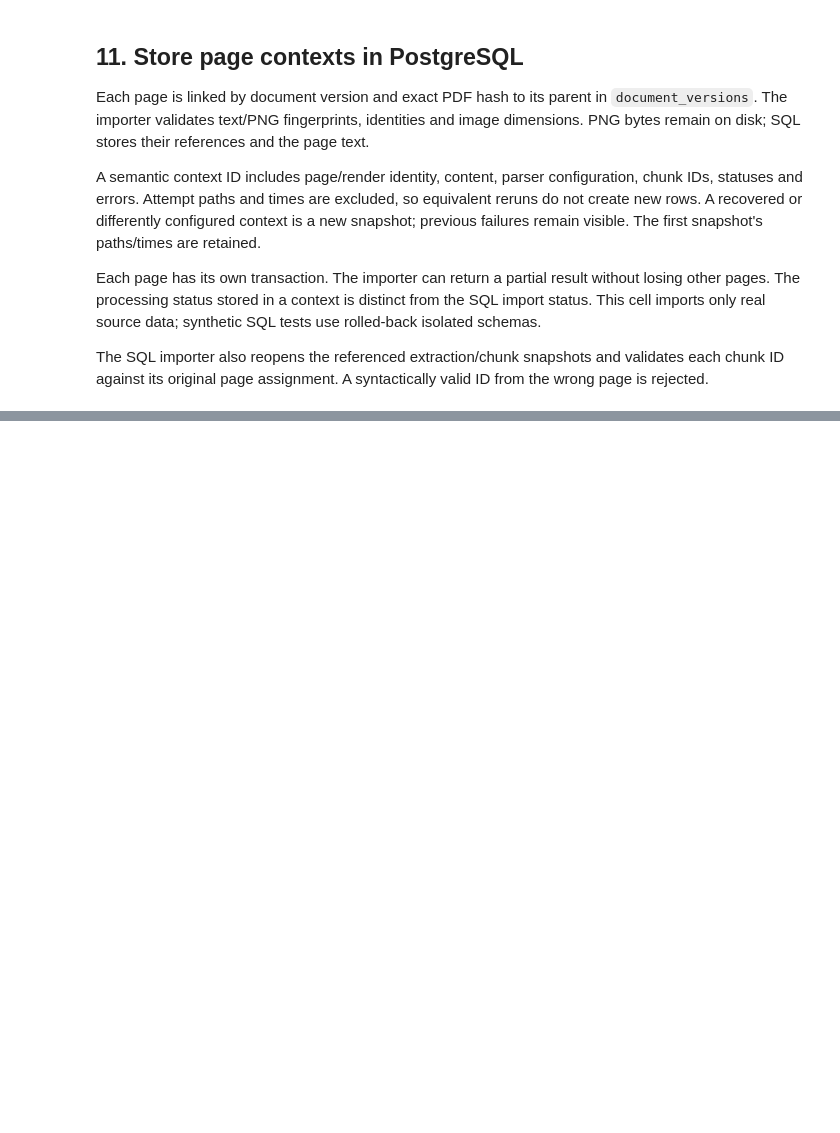
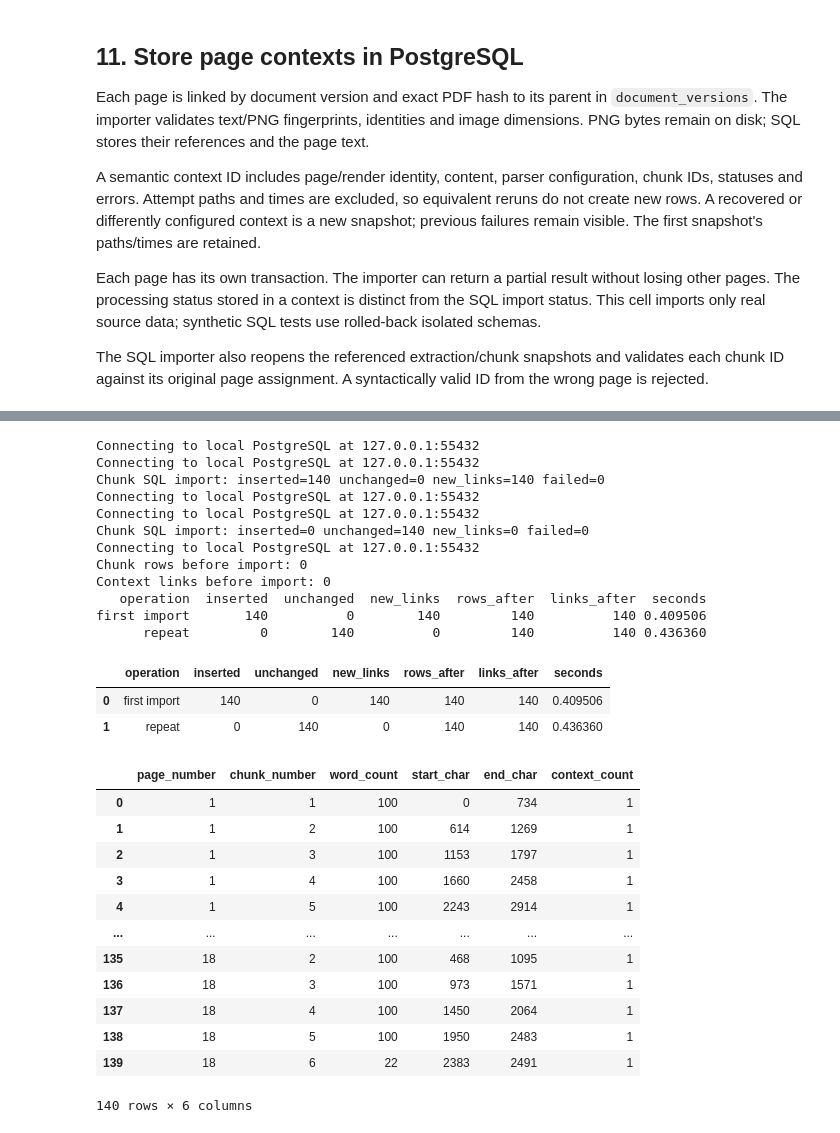
Before and after one commit to tubakadriye/search4cure-diabetes-multi-agent-system, a Jupyter notebook: notebooks/walkthrough.ipynb, the cells around one changed output, grey strips where cells are left out. Cells and saved outputs as stored; diff of their text form; code cells hidden in the pictures; blank space fills up the shorter version.

Commit message:
Store text chunks with page-context links

```diff
--- a/notebooks/walkthrough.ipynb
+++ b/notebooks/walkthrough.ipynb
@@ -649,0 +693,80 @@ Timings are single local observations, not a speed benchmark.
+# %%
+before_chunks = read_chunks(identifier, version)
+started = time.perf_counter()
+chunk_import = store_chunks(chunk_result["metadata_path"])
+chunk_first_seconds = time.perf_counter() - started
+after_first_chunks = read_chunks(identifier, version)
+started = time.perf_counter()
+chunk_repeat = store_chunks(chunk_result["metadata_path"])
+chunk_repeat_seconds = time.perf_counter() - started
+sql_chunks = read_chunks(identifier, version)
+assert chunk_import["failed_count"] == chunk_repeat["failed_count"] == 0
+assert chunk_repeat["inserted_count"] == chunk_repeat["linked_count"] == 0
+assert len(sql_chunks) == len(after_first_chunks)
+print("Chunk rows before import:", len(before_chunks))
+print("Context links before import:", sum(row["context_count"] for row in before_chunks))
+chunk_measurements = pd.DataFrame([
+    {"operation": "first import", "inserted": chunk_import["inserted_count"],
+     "unchanged": chunk_import["unchanged_count"], "new_links": chunk_import["linked_count"],
+     "rows_after": len(after_first_chunks), "links_after": sum(row["context_count"] for row in after_first_chunks),
+     "seconds": chunk_first_seconds},
+    {"operation": "repeat", "inserted": chunk_repeat["inserted_count"],
+     "unchanged": chunk_repeat["unchanged_count"], "new_links": chunk_repeat["linked_count"],
+     "rows_after": len(sql_chunks), "links_after": sum(row["context_count"] for row in sql_chunks),
+     "seconds": chunk_repeat_seconds},
+])
+print(chunk_measurements.to_string(index=False))
+display(chunk_measurements)
+current_ids = {chunk["chunk_id"] for chunk in chunk_result["chunks"]}
+current_chunks = [row for row in sql_chunks if row["chunk_id"] in current_ids]
+assert len(current_chunks) == chunk_result["chunk_count"]
+original_chunks = {chunk["chunk_id"]: chunk for chunk in chunk_result["chunks"]}
+for row in current_chunks:
+    assert row["chunk_text"] == original_chunks[row["chunk_id"]]["text"]
+    page_text = extraction_result["pages"][row["page_number"] - 1]["text"]
+    assert row["chunk_text"] == page_text[row["start_char"]:row["end_char"]]
+chunks_df = pd.DataFrame(current_chunks)
+display(chunks_df[["page_number", "chunk_number", "word_count", "start_char", "end_char", "context_count"]])
+example_chunk = current_chunks[0]
+linked_contexts = read_chunk_contexts(example_chunk["chunk_id"])
+assert linked_contexts
+for context in linked_contexts:
+    assert context["page_number"] == example_chunk["page_number"]
+    assert context["source_pdf_sha256"] == example_chunk["source_pdf_sha256"]
+    assert context["page_text"][context["start_char"]:context["end_char"]] == context["chunk_text"]
+usable_context = next(row for row in linked_contexts if row["image_status"] == "rendered")
+assert hashlib.sha256(Path(usable_context["png_path"]).read_bytes()).hexdigest() == usable_context["png_sha256"]
+print(f"Verified {len(current_chunks)} SQL chunk texts against this run's extracted pages.")
+print(f"Example source: {usable_context['arxiv_id']}v{usable_context['version']}, physical page {usable_context['page_number']}")
+print(example_chunk["chunk_text"])
+print("Associated PNG exists and matches its stored fingerprint.")
+print("No embeddings or model calls were made. Timings are single local observations.")
+# %% [output]
+Connecting to local PostgreSQL at 127.0.0.1:55432
+Connecting to local PostgreSQL at 127.0.0.1:55432
+Chunk SQL import: inserted=140 unchanged=0 new_links=140 failed=0
+Connecting to local PostgreSQL at 127.0.0.1:55432
+Connecting to local PostgreSQL at 127.0.0.1:55432
+Chunk SQL import: inserted=0 unchanged=140 new_links=0 failed=0
+Connecting to local PostgreSQL at 127.0.0.1:55432
+Chunk rows before import: 0
+Context links before import: 0
+   operation  inserted  unchanged  new_links  rows_after  links_after  seconds
+first import       140          0        140         140          140 0.409506
+      repeat         0        140          0         140          140 0.436360
+|  | operation | inserted | unchanged | new_links | rows_after | links_after | seconds |
+| 0 | first import | 140 | 0 | 140 | 140 | 140 | 0.409506 |
+| 1 | repeat | 0 | 140 | 0 | 140 | 140 | 0.436360 |
+|  | page_number | chunk_number | word_count | start_char | end_char | context_count |
+| 0 | 1 | 1 | 100 | 0 | 734 | 1 |
+| 1 | 1 | 2 | 100 | 614 | 1269 | 1 |
+| 2 | 1 | 3 | 100 | 1153 | 1797 | 1 |
+| 3 | 1 | 4 | 100 | 1660 | 2458 | 1 |
+| 4 | 1 | 5 | 100 | 2243 | 2914 | 1 |
+| ... | ... | ... | ... | ... | ... | ... |
+| 135 | 18 | 2 | 100 | 468 | 1095 | 1 |
+| 136 | 18 | 3 | 100 | 973 | 1571 | 1 |
+| 137 | 18 | 4 | 100 | 1450 | 2064 | 1 |
+| 138 | 18 | 5 | 100 | 1950 | 2483 | 1 |
+| 139 | 18 | 6 | 22 | 2383 | 2491 | 1 |
+140 rows × 6 columns
```
Also changed, not shown: parts of 18 cells of this notebook, 8 other files.
